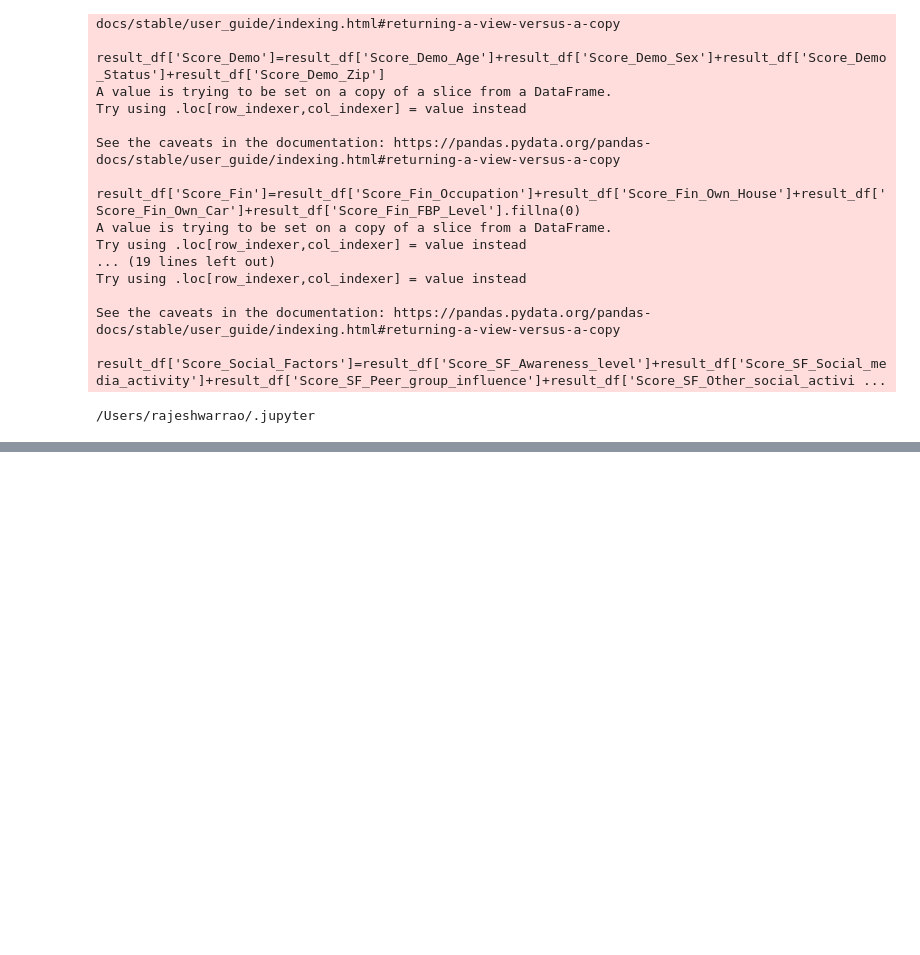
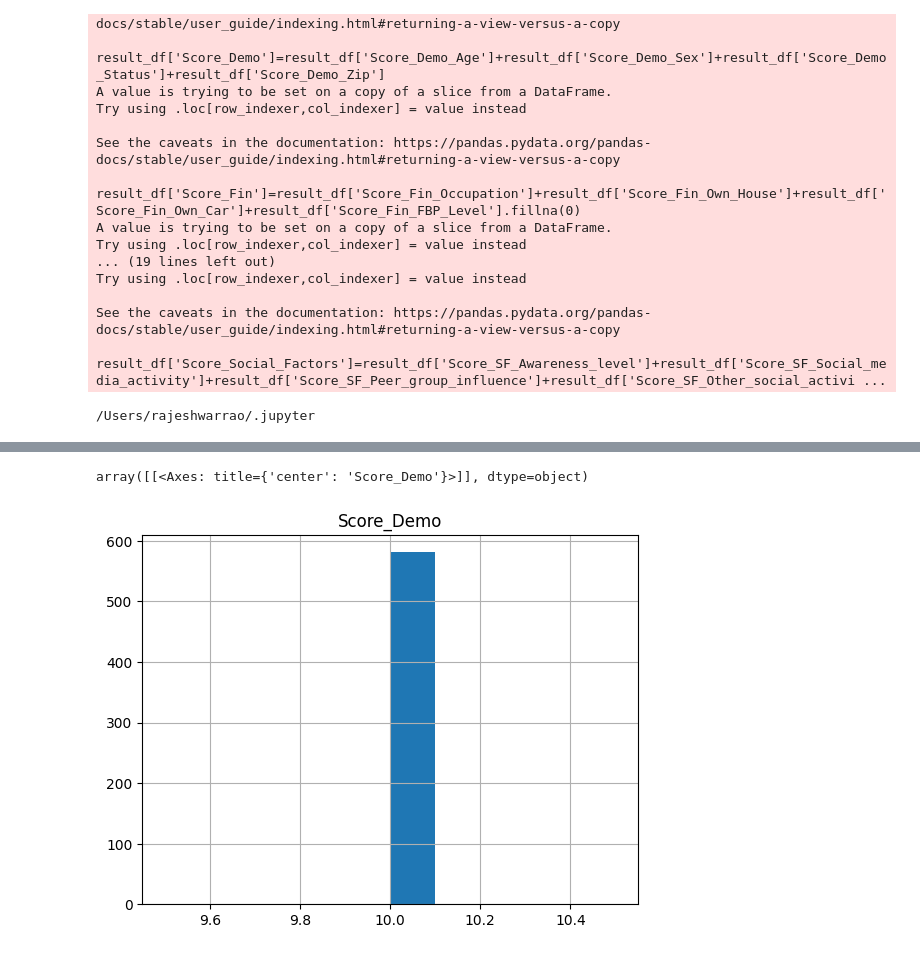
Before and after one commit to rajeshwar11/ML, a Jupyter notebook: scoring/Scoring.ipynb, the cells around one changed output, grey strips where cells are left out. Cells and saved outputs as stored; diff of their text form; code cells hidden in the pictures; blank space fills up the shorter version.

```diff
--- a/scoring/Scoring.ipynb
+++ b/scoring/Scoring.ipynb
@@ -1728,0 +1748,5 @@ runtime:
+# %%
+data.hist()
+# %% [output]
+array([[<Axes: title={'center': 'Score_Demo'}>]], dtype=object)
+[figure, added]
```
Also changed, not shown: parts of 14 cells of this notebook, 1 other file.
